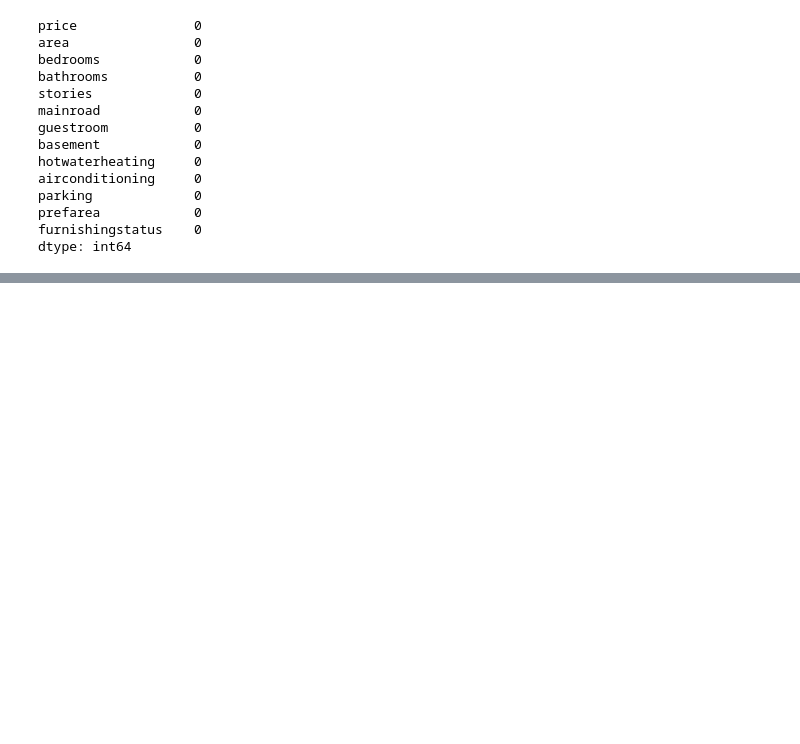
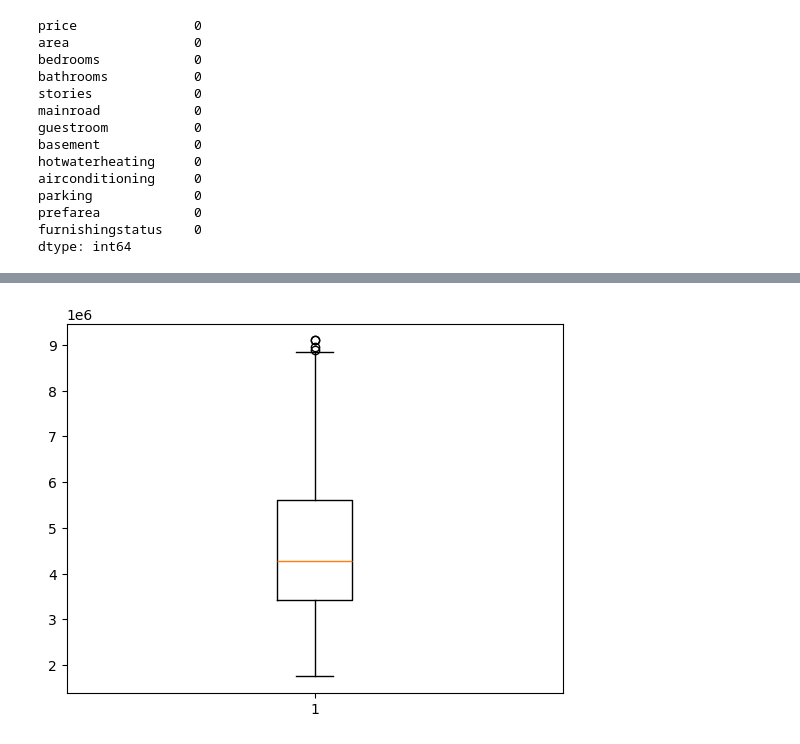
Before and after one commit to Adithyan-mp/ML-Basic-Projects, a Jupyter notebook: LIner_Regression/house_price_prediction/model.ipynb, the cells around one changed output, grey strips where cells are left out. Saved outputs shown, nothing was run; the diff lists cells and outputs as text; code cells hidden in the pictures; blank space fills up the shorter version.

```diff
--- a/LIner_Regression/house_price_prediction/model.ipynb
+++ b/LIner_Regression/house_price_prediction/model.ipynb
@@ -70,0 +92,14 @@ dtype: int64
+# %%
+#outlier treatment price
+Q1 = df['price'].quantile(0.25)
+Q3 = df['price'].quantile(0.75)
+IQR = Q3 - Q1
+
+# Filtering out outliers
+df = df[(df['price'] >= Q1 - 1.5 * IQR) & (df['price'] <= Q3 + 1.5 * IQR)]
+
+# Plotting the boxplot after removing outliers
+plt.boxplot(df['price'])
+plt.show()
+# %% [output]
+[figure, added]
```
Also changed, not shown: parts of 7 cells of this notebook.
